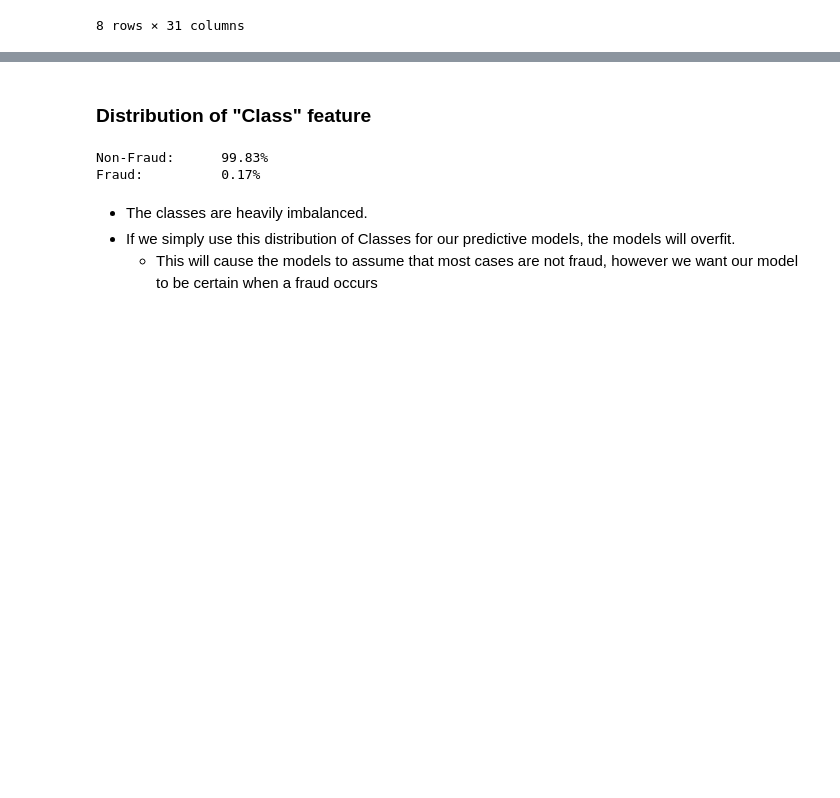
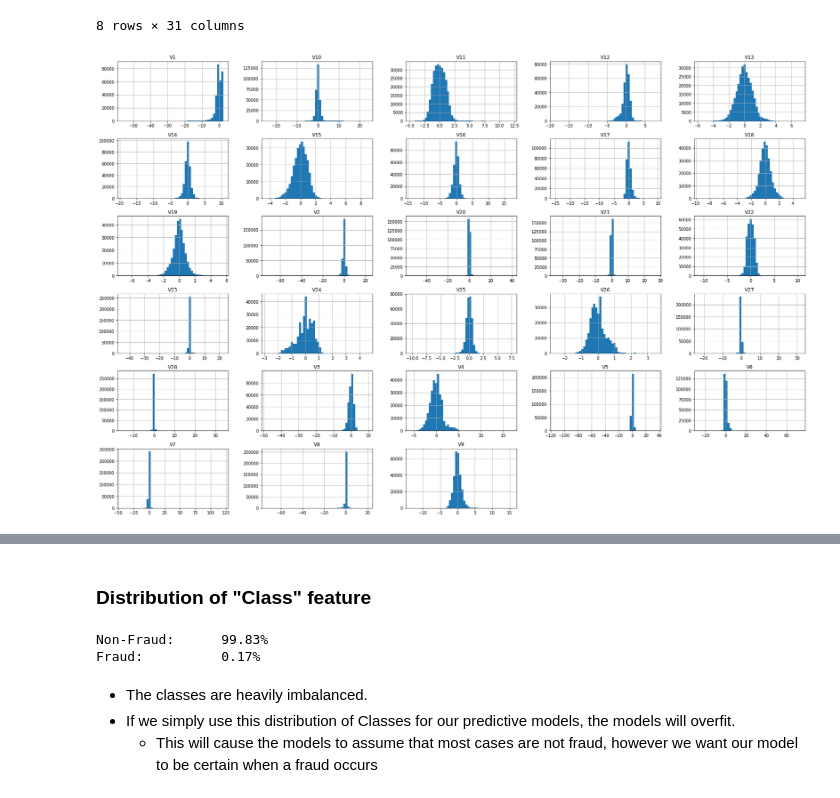
Before and after one commit to AdamBlomfield/credit_card_fraud, a Jupyter notebook: notebooks/data_cleaning.ipynb, the cells around one changed output, grey strips where cells are left out. Drawn from its saved outputs; the diff is of its cells as text; code cells hidden in the pictures; blank space fills up the shorter version.

```diff
--- a/notebooks/data_cleaning.ipynb
+++ b/notebooks/data_cleaning.ipynb
@@ -121,3 +121,9 @@ df.describe()
 | 75% | 139320.500000 | 1.315642e+00 | 8.037239e-01 | 1.027196e+00 | 7.433413e-01 | 6.119264e-01 | 3.985649e-01 | 5.704361e-01 | 3.273459e-01 | 5.971390e-01 | ... | ... |
 | max | 172792.000000 | 2.454930e+00 | 2.205773e+01 | 9.382558e+00 | 1.687534e+01 | 3.480167e+01 | 7.330163e+01 | 1.205895e+02 | 2.000721e+01 | 1.559499e+01 | ... | ... |
 8 rows × 31 columns
+# %%
+#
+feat = df.loc[:, 'V1':'V28']
+feat.hist(figsize=(30,20), bins=50);
+# %% [output]
+[figure, added]
```
Also changed, not shown: parts of 1 cell of this notebook, 5 other files.
